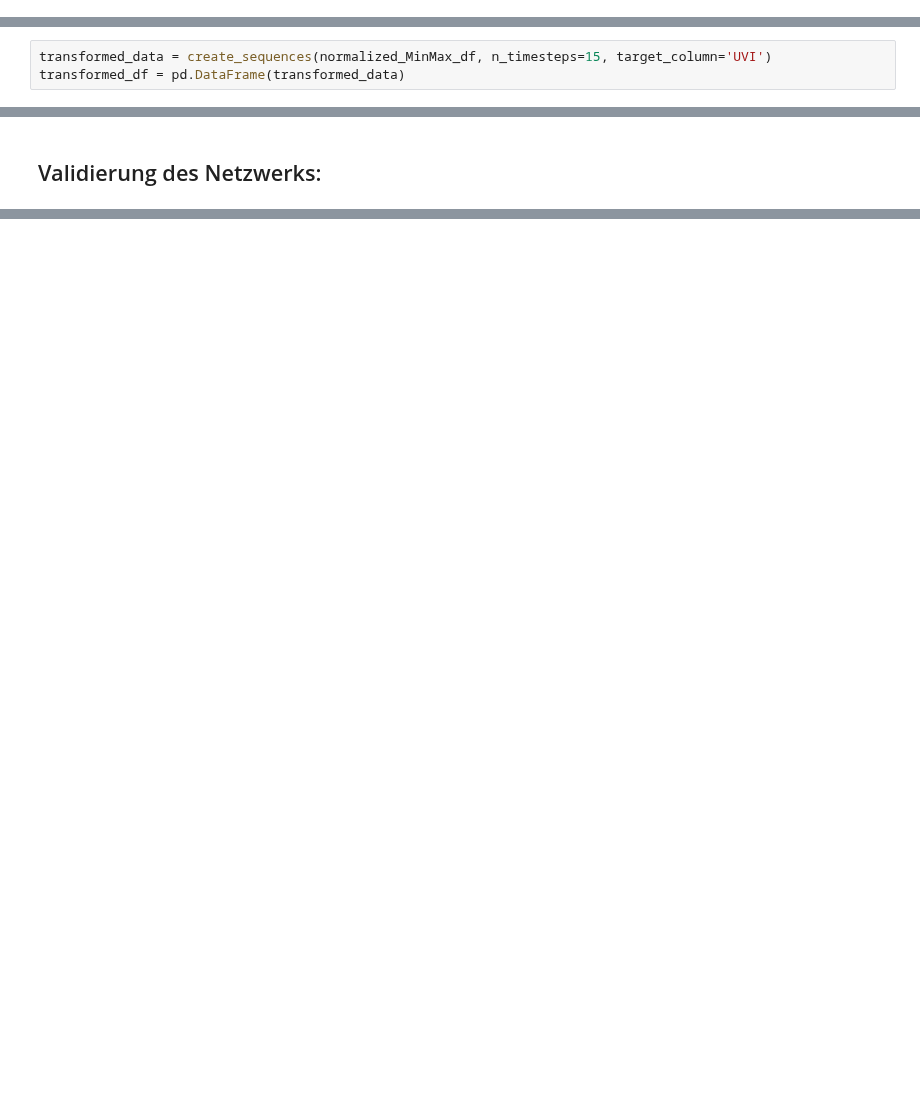
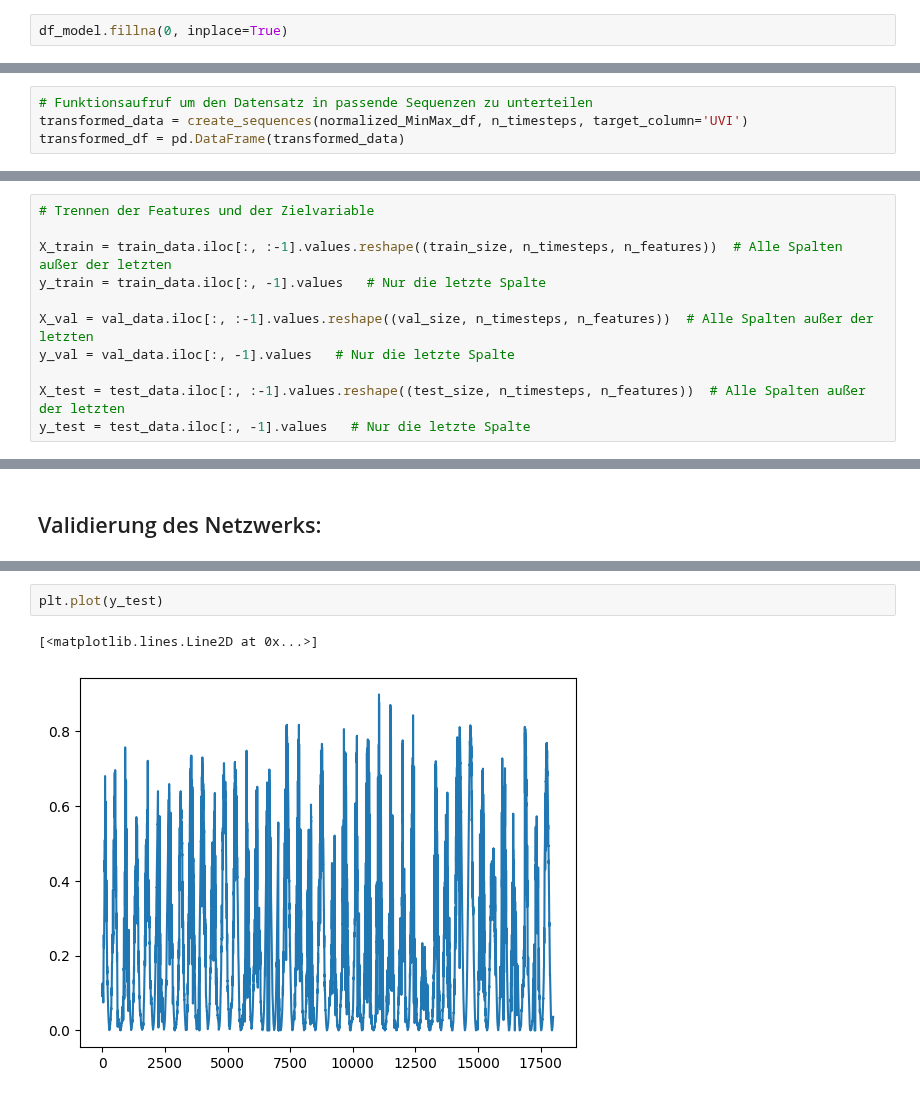
Before and after one commit to rjanow/Masterarbeit, a Jupyter notebook: 2.1_Modeling_and_Prediction.ipynb, the cells around one changed output, grey strips where cells are left out. Drawn from its saved outputs; the diff is of its cells as text; blank space fills up the shorter version.

```diff
--- a/2.1_Modeling_and_Prediction.ipynb
+++ b/2.1_Modeling_and_Prediction.ipynb
@@ -129,6 +129,8 @@ round(df_CAMS.describe(), 2).T
 # %%
 # Daten zusammen führen
 df_model = pd.concat([df_UVI[['UVI', 'SZA', 'time_sin', 'time_cos', 'date_sin', 'date_cos']], df_Solys[['Glo', 'Glo_SPLite']]], axis = 1)
+# %%
+df_model.fillna(0, inplace=True)
 # %%
 df_model.dtypes     # solange alle Splaten das slebe Gleikommeformat haben kann der Dataframe wie ein np.array angesehen werden.
 # %% [output]
@@ -227,5 +233,6 @@ def create_sequences(df, n_timesteps, target_column):
 
     return transformed_data
 # %%
-transformed_data = create_sequences(normalized_MinMax_df, n_timesteps=15, target_column='UVI')
+# Funktionsaufruf um den Datensatz in passende Sequenzen zu unterteilen
+transformed_data = create_sequences(normalized_MinMax_df, n_timesteps, target_column='UVI')
 transformed_df = pd.DataFrame(transformed_data)
@@ -241,4 +246,15 @@ val_size = int(0.15 * len(transformed_df))
 train_data = transformed_df[:train_size]
 val_data = transformed_df[train_size:train_size + val_size]
 test_data = transformed_df[train_size + val_size:]
+# %%
+# Trennen der Features und der Zielvariable
+
+X_train = train_data.iloc[:, :-1].values.reshape((train_size, n_timesteps, n_features))  # Alle Spalten außer der letzten
+y_train = train_data.iloc[:, -1].values   # Nur die letzte Spalte
+
+X_val = val_data.iloc[:, :-1].values.reshape((val_size, n_timesteps, n_features))  # Alle Spalten außer der letzten
+y_val = val_data.iloc[:, -1].values   # Nur die letzte Spalte
+
+X_test = test_data.iloc[:, :-1].values.reshape((test_size, n_timesteps, n_features))  # Alle Spalten außer der letzten
+y_test = test_data.iloc[:, -1].values   # Nur die letzte Spalte
 # %%
@@ -281,0 +379,5 @@ learning_rate = 3e-06
+# %%
+plt.plot(y_test)
+# %% [output]
+[<matplotlib.lines.Line2D at 0x...>]
+[figure, added]
```
Also changed, not shown: parts of 21 cells of this notebook.
